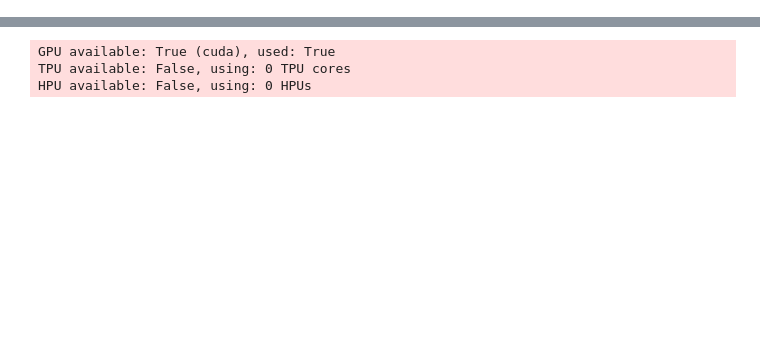
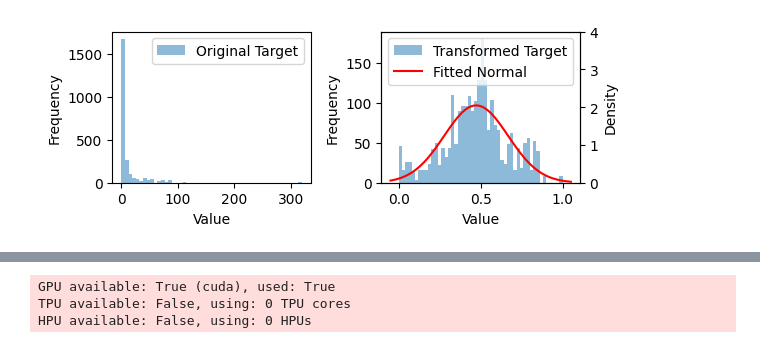
Before and after one commit to smakamali/robust_plan_eval, a Jupyter notebook: notebooks/verify.ipynb, the cells around one changed output, grey strips where cells are left out. Cells and saved outputs as stored; diff of their text form; code cells hidden in the pictures; blank space fills up the shorter version.

```diff
--- a/notebooks/verify.ipynb
+++ b/notebooks/verify.ipynb
@@ -33,17 +30,20 @@ models_path = os.path.join('.','lightning_models')
 results_dir = os.path.join('.','results')
 # %%
 arch = 'roq'
-experiment_id = 'job'
-files_id = 'job_v2.1'
+experiment_id = 'job_v2.2'
+files_id = 'job_v2.2'
+benchmark_files_id = 'job_v2.2'
 labeled_data_dir = '../labeled_data/job/'
 max_epochs = 1000
 patience = 100
 num_workers = 10
-seed = 0
-reload_data = False
+seed = 313
+reload_data = True
 target = 'latency'
-n_splits = 10
-num_experiments = 5
+test_split = 'test'
+val_samples = 0.1
+test_samples = 0.1
+test_slow_samples = 0.5
 # %%
 device = torch.device('cuda' if torch.cuda.is_available() else 'cpu')
 
@@ -144,0 +119,49 @@ node_attr_shape = train_set[0].x_s.shape
+# %%
+# original target: train_set.y
+# transformed target: train_set.y_t
+# crate a histogram that displays the distribution of the original target and the transformed target side by side in two subplots and allows customization of figure size and title
+# the second histogram is fitted with a normal distribution bell curve
+
+import numpy as np
+import matplotlib.pyplot as plt
+import scipy.stats as stats
+
+fig, (ax1, ax2) = plt.subplots(1, 2, figsize=(6, 2.3))
+
+# First subplot remains unchanged
+ax1.hist(train_set.y, bins=50, alpha=0.5, label='Original Target')
+# ax1.set_title('Original Target')
+ax1.set_xlabel('Value')
+ax1.set_ylabel('Frequency')
+ax1.legend()
+
+# Second subplot: plot the frequency histogram on ax2 (left y-axis)
+ax2.hist(train_set.y_t, bins=50, alpha=0.5, label='Transformed Target', color='C0')
+# ax2.set_title('Transformed Target')
+ax2.set_xlabel('Value')
+ax2.set_ylabel('Frequency')
+
+# Create a twin axis for density (right y-axis)
+ax2_density = ax2.twinx()
+
+# Fit a normal distribution to the transformed data
+mu, std = train_set.y_t.mean(), train_set.y_t.std()
+xmin, xmax = ax2.get_xlim()
+x = np.linspace(xmin, xmax, 100)
+pdf = stats.norm.pdf(x, mu, std)
+
+# Plot the fitted normal density curve on the twin axis
+ax2_density.plot(x, pdf, 'r-', label='Fitted Normal')
+ax2_density.set_ylabel('Density')
+ax2_density.set_ylim(0,4)
+
+# Combine legends from both axes
+lines1, labels1 = ax2.get_legend_handles_labels()
+lines2, labels2 = ax2_density.get_legend_handles_labels()
+ax2.legend(lines1 + lines2, labels1 + labels2, loc='upper left')
+
+plt.tight_layout()
+plt.savefig('./plots/target_transformation.png',bbox_inches='tight',dpi=300)
+plt.show()
+# %% [output]
+[figure, added]
```
Also changed, not shown: parts of 40 cells of this notebook.
